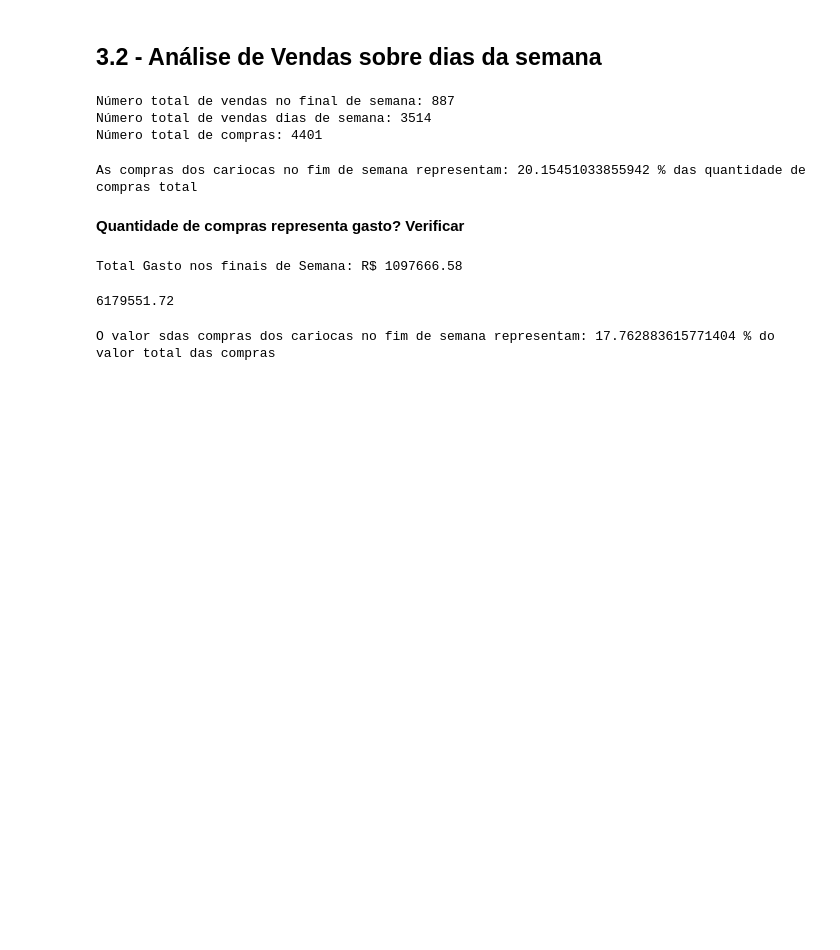
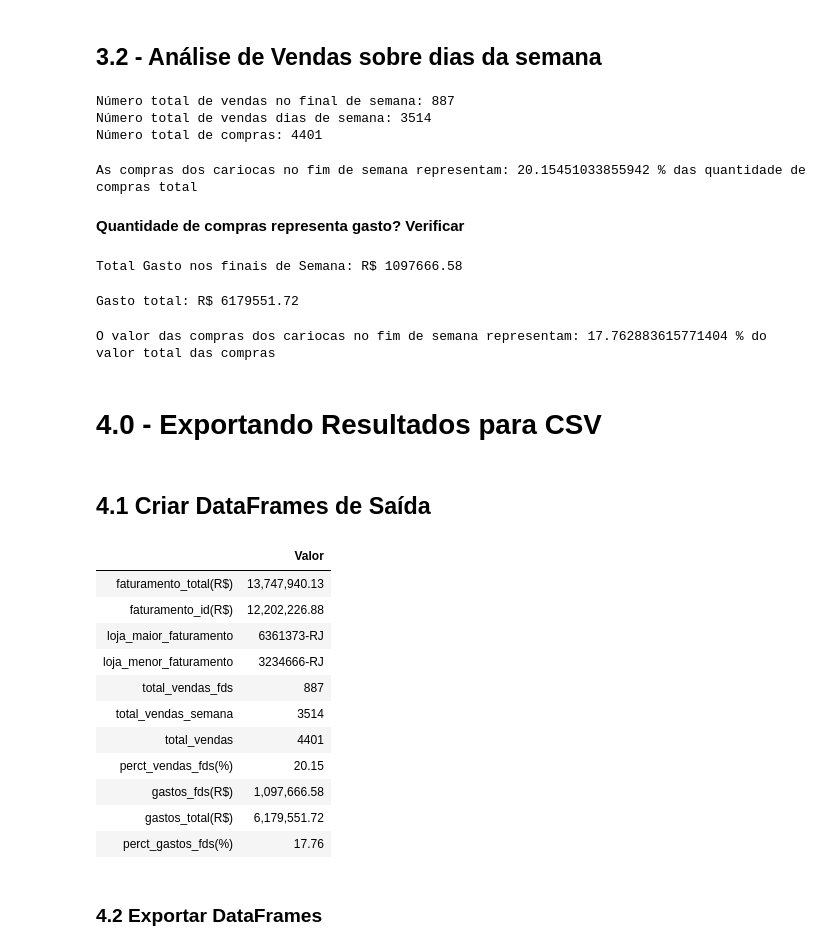
Before and after one commit to vinicvaz/Linx-DataAnalysis, a Jupyter notebook: OfflineDataAnalysis.ipynb, the cells around one changed output. Cells and saved outputs as stored; diff of their text form; code cells hidden in the pictures; blank space fills up the shorter version.

```diff
--- a/OfflineDataAnalysis.ipynb
+++ b/OfflineDataAnalysis.ipynb
@@ -295,7 +308,8 @@ Número total de vendas dias de semana: 3514
 Número total de compras: 4401
 # %%
 # Porcentagem da quantidade de compras dos cariocas no final de semana
-print('As compras dos cariocas no fim de semana representam:', (fim*100)/total,'% das quantidade de compras total')
+pctg_vendas = (fim*100)/total
+print('As compras dos cariocas no fim de semana representam:', pctg_vendas,'% das quantidade de compras total')
 # %% [output]
 As compras dos cariocas no fim de semana representam: 20.15451033855942 % das quantidade de compras total
 # %% [markdown]
@@ -312,10 +326,45 @@ print('Total Gasto nos finais de Semana: R$', spend_end)
 Total Gasto nos finais de Semana: R$ 1097666.58
 # %%
 ## Total Gasto
-print('Gasto total: R$'spend_total = store_week.price.sum()
+spend_total = store_week.price.sum()
+print('Gasto total: R$', spend_total)
 # %% [output]
-6179551.72
+Gasto total: R$ 6179551.72
 # %%
-print('O valor das compras dos cariocas no fim de semana representam:', (spend_end*100)/spend_total,'% do valor total das compras')
+pctg_spend = (spend_end*100)/spend_total
+print('O valor das compras dos cariocas no fim de semana representam:', pctg_spend,'% do valor total das compras')
 # %% [output]
-O valor sdas compras dos cariocas no fim de semana representam: 17.762883615771404 % do valor total das compras
+O valor das compras dos cariocas no fim de semana representam: 17.762883615771404 % do valor total das compras
+# %% [markdown]
+# 4.0 - Exportando Resultados para CSV
+# %% [markdown]
+## 4.1 Criar DataFrames de Saída
+# %%
+## Criar DataFrame
+datas = {'faturamento_total(R$)':[fat_total], 'faturamento_id(R$)':[fat_id], 'loja_maior_faturamento': [maior],
+        'loja_menor_faturamento':[menor],'total_vendas_fds': [fim],
+        'total_vendas_semana':[normal], 'total_vendas': [total],'perct_vendas_fds(%)': [round(pctg_vendas,2)],
+         'gastos_fds(R$)':[spend_end],
+        'gastos_total(R$)': [spend_total], 'perct_gastos_fds(%)':[round(pctg_spend,2)]}
+df_offline = pd.DataFrame(data=datas)
+# %%
+## Tranposta DF para melhor legibilidade
+pd.options.display.float_format = '{:20,.2f}'.format
+transpose = df_offline.transpose()
+transpose.columns = ['Valor']
+transpose
+# %% [output]
+|  | Valor |
+| faturamento_total(R$) | 13,747,940.13 |
+| faturamento_id(R$) | 12,202,226.88 |
+| loja_maior_faturamento | 6361373-RJ |
+| loja_menor_faturamento | 3234666-RJ |
+| total_vendas_fds | 887 |
+| total_vendas_semana | 3514 |
+| total_vendas | 4401 |
+| perct_vendas_fds(%) | 20.15 |
+| gastos_fds(R$) | 1,097,666.58 |
+| gastos_total(R$) | 6,179,551.72 |
+| perct_gastos_fds(%) | 17.76 |
+# %% [markdown]
+### 4.2 Exportar DataFrames
```
Also changed, not shown: parts of 9 cells of this notebook, 3 other files.
